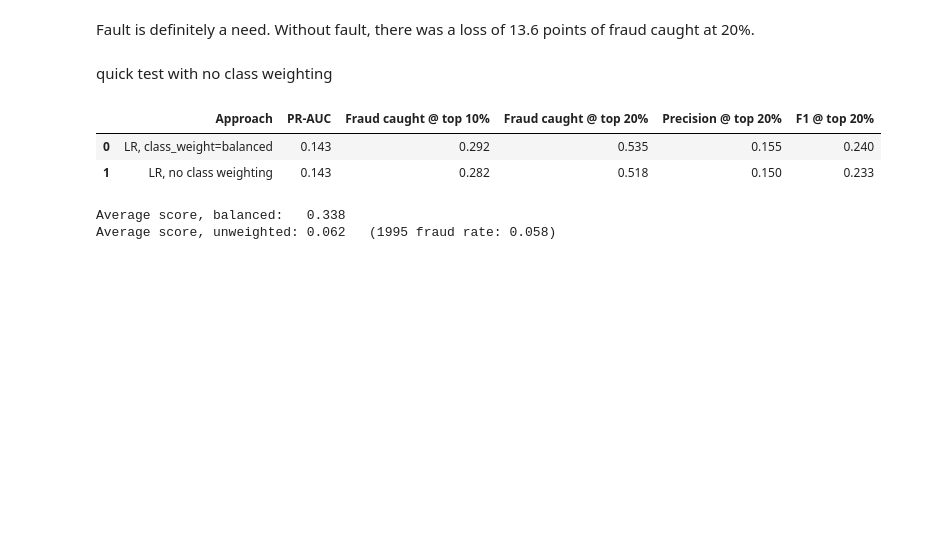
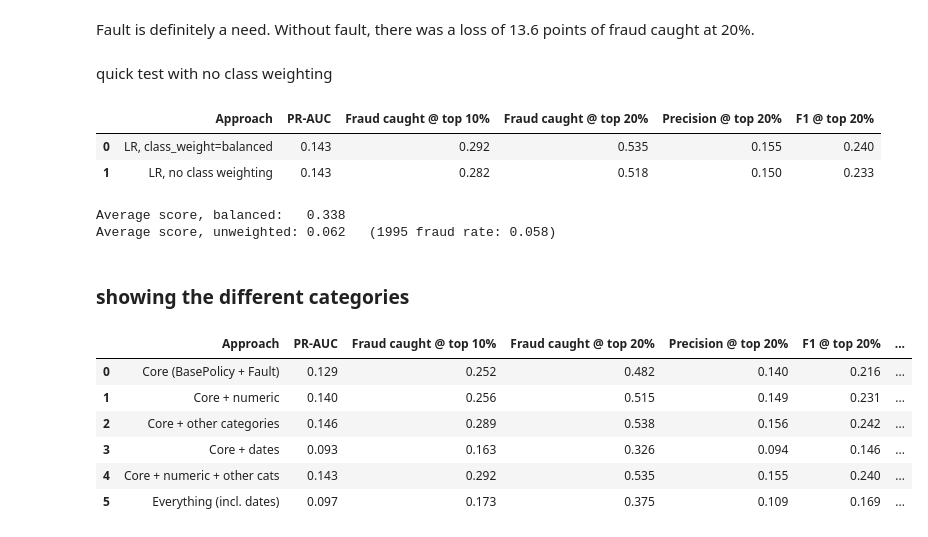
Before and after one commit to Break-Through-Tech/LexisNexis-1B-detecting-fraudulent-insurance-claims, a Jupyter notebook: notebooks/EMessele_ModelNoDate.ipynb, the cells around one changed output. Saved outputs shown, nothing was run; the diff lists cells and outputs as text; code cells hidden in the pictures; blank space fills up the shorter version.

Commit message:
category experiement on my specific models notebook and quick changes to my prev model notebook

```diff
--- a/notebooks/EMessele_ModelNoDate.ipynb
+++ b/notebooks/EMessele_ModelNoDate.ipynb
@@ -506,3 +506,48 @@ print(f"Average score, unweighted: {unw_scores.mean():.3f}   (1995 fraud rate: {
 | 1 | LR, no class weighting | 0.143 | 0.282 | 0.518 | 0.150 | 0.233 |
 Average score, balanced:   0.338
 Average score, unweighted: 0.062   (1995 fraud rate: 0.058)
+# %% [markdown]
+### showing the different categories
+# %%
+# Which groups of features help or hurt? Same check as in EMessele_Model.ipynb (check 4),
+# now run inside the no-date notebook. Logistic regression only, scored on 1995.
+
+core      = ['BasePolicy', 'Fault']
+date_cols = ['Month', 'WeekOfMonth', 'DayOfWeek',
+             'DayOfWeekClaimed', 'MonthClaimed', 'WeekOfMonthClaimed']   # still in df, just not in `features`
+other_cat = [c for c in categorical_cols if c not in core + date_cols]
+
+# name -> (numeric columns, categorical columns)
+feature_sets = {
+    'Core (BasePolicy + Fault)':    ([],           core),
+    'Core + numeric':               (numeric_cols, core),
+    'Core + other categories':      ([],           core + other_cat),
+    'Core + dates':                 ([],           core + date_cols),
+    'Core + numeric + other cats':  (numeric_cols, core + other_cat),
+    'Everything (incl. dates)':     (numeric_cols, core + other_cat + date_cols),
+}
+
+def fit_lr(num, cat):
+    prep = ColumnTransformer([
+        ('num', Pipeline([('impute', SimpleImputer(strategy='median')),
+                          ('scale', StandardScaler())]), num),
+        ('cat', OneHotEncoder(handle_unknown='ignore'), cat)])
+    m = Pipeline([('prep', prep), ('model', LogisticRegression(
+        class_weight='balanced', max_iter=3000, random_state=42))])
+    m.fit(train_df[num + cat], y_train)
+    return m.predict_proba(val_df[num + cat])[:, 1]
+
+rows = []
+for name, (num, cat) in feature_sets.items():
+    row = evaluate(name, y_val, fit_lr(num, cat))
+    row['# inputs'] = len(num) + len(cat)
+    rows.append(row)
+display(pd.DataFrame(rows).round(3))
+# %% [output]
+|  | Approach | PR-AUC | Fraud caught @ top 10% | Fraud caught @ top 20% | Precision @ top 20% | F1 @ top 20% | ... |
+| 0 | Core (BasePolicy + Fault) | 0.129 | 0.252 | 0.482 | 0.140 | 0.216 | ... |
+| 1 | Core + numeric | 0.140 | 0.256 | 0.515 | 0.149 | 0.231 | ... |
+| 2 | Core + other categories | 0.146 | 0.289 | 0.538 | 0.156 | 0.242 | ... |
+| 3 | Core + dates | 0.093 | 0.163 | 0.326 | 0.094 | 0.146 | ... |
+| 4 | Core + numeric + other cats | 0.143 | 0.292 | 0.535 | 0.155 | 0.240 | ... |
+| 5 | Everything (incl. dates) | 0.097 | 0.173 | 0.375 | 0.109 | 0.169 | ... |
```
Also changed, not shown: parts of 4 cells of this notebook, 1 other file.
